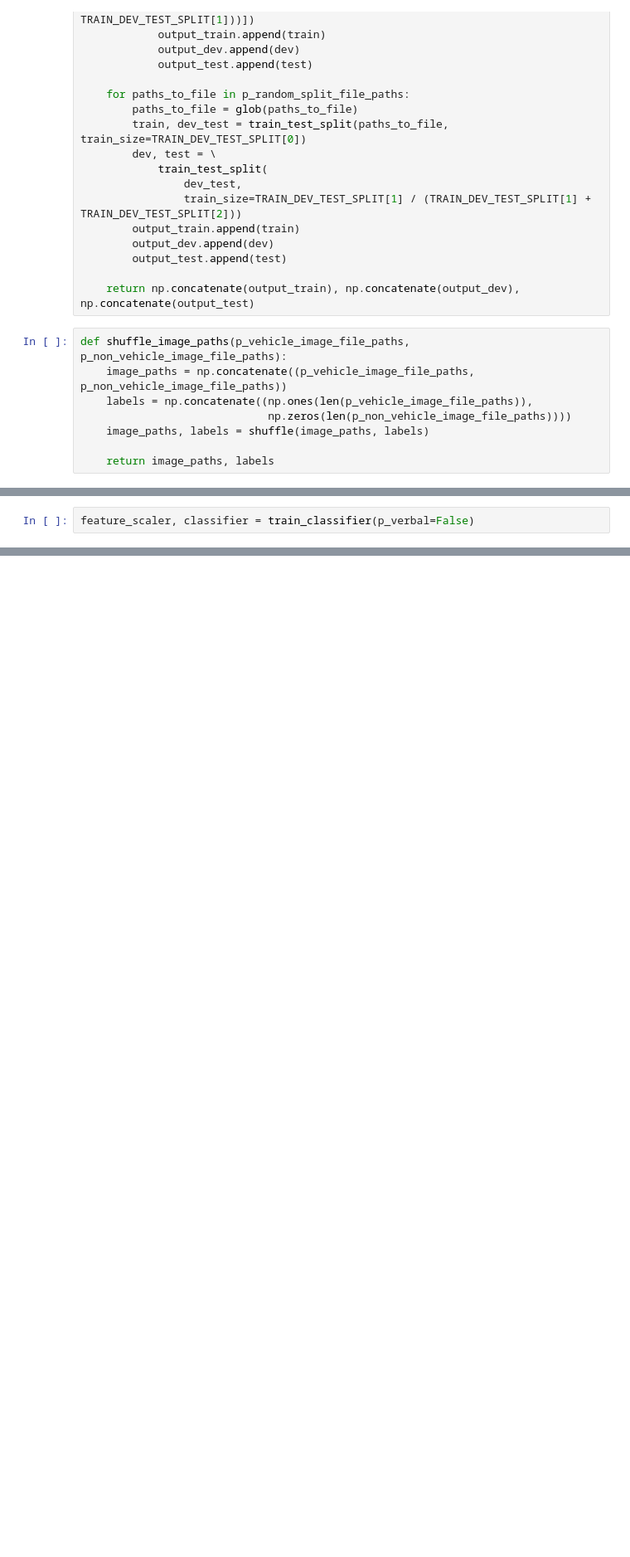
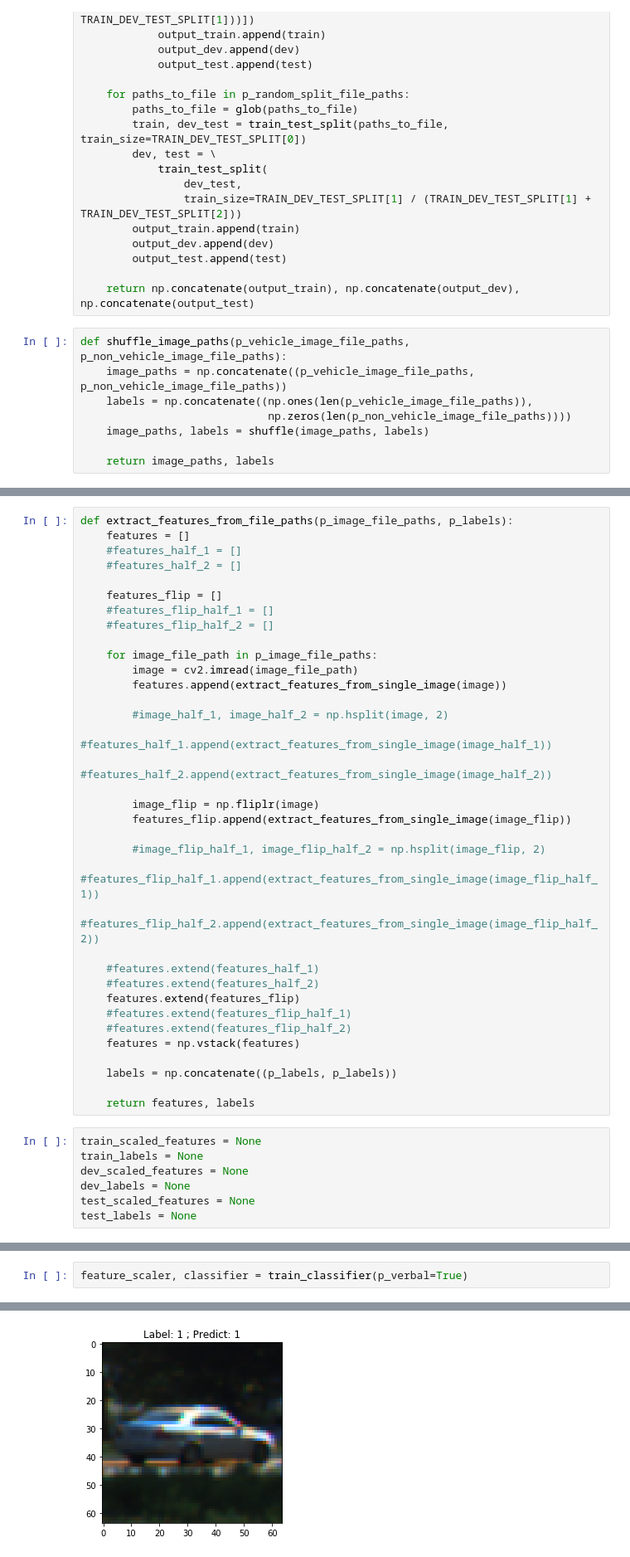
Before and after one commit to TriGNguyen/CarND-Vehicle-Detection, a Jupyter notebook: Pipeline.ipynb, the cells around one changed output, grey strips where cells are left out. Shown: that part at 83% size. Saved outputs shown, nothing was run; the diff lists cells and outputs as text; blank space fills up the shorter version.

```diff
--- a/Pipeline.ipynb
+++ b/Pipeline.ipynb
@@ -173,2 +161,44 @@ def extract_features_from_file_paths(p_image_file_paths):
+# %%
+def extract_features_from_file_paths(p_image_file_paths, p_labels):
+    features = []
+    #features_half_1 = []
+    #features_half_2 = []
+
+    features_flip = []
+    #features_flip_half_1 = []
+    #features_flip_half_2 = []
+
+    for image_file_path in p_image_file_paths:
+        image = cv2.imread(image_file_path)
+        features.append(extract_features_from_single_image(image))
+
+        #image_half_1, image_half_2 = np.hsplit(image, 2)
+        #features_half_1.append(extract_features_from_single_image(image_half_1))
+        #features_half_2.append(extract_features_from_single_image(image_half_2))
+
+        image_flip = np.fliplr(image)
+        features_flip.append(extract_features_from_single_image(image_flip))
+
+        #image_flip_half_1, image_flip_half_2 = np.hsplit(image_flip, 2)
+        #features_flip_half_1.append(extract_features_from_single_image(image_flip_half_1))
+        #features_flip_half_2.append(extract_features_from_single_image(image_flip_half_2))
+
+    #features.extend(features_half_1)
+    #features.extend(features_half_2)
+    features.extend(features_flip)
+    #features.extend(features_flip_half_1)
+    #features.extend(features_flip_half_2)
+    features = np.vstack(features)
+
+    labels = np.concatenate((p_labels, p_labels))
+
+    return features, labels
+# %%
+train_scaled_features = None
+train_labels = None
+dev_scaled_features = None
+dev_labels = None
+test_scaled_features = None
+test_labels = None
 # %%
 def train_classifier(p_verbal=True):
@@ -244,4 +289,5 @@ def train_classifier(p_verbal=True):
 
     return feature_scaler, classifier
 # %%
-feature_scaler, classifier = train_classifier(p_verbal=False)
+feature_scaler, classifier = train_classifier(p_verbal=True)
+# %% [output]
@@ -247,0 +307 @@ feature_scaler, classifier = train_classifier(p_verbal=False)
+[figure, added]
```
Also changed, not shown: parts of 31 cells of this notebook, 1 other file.
